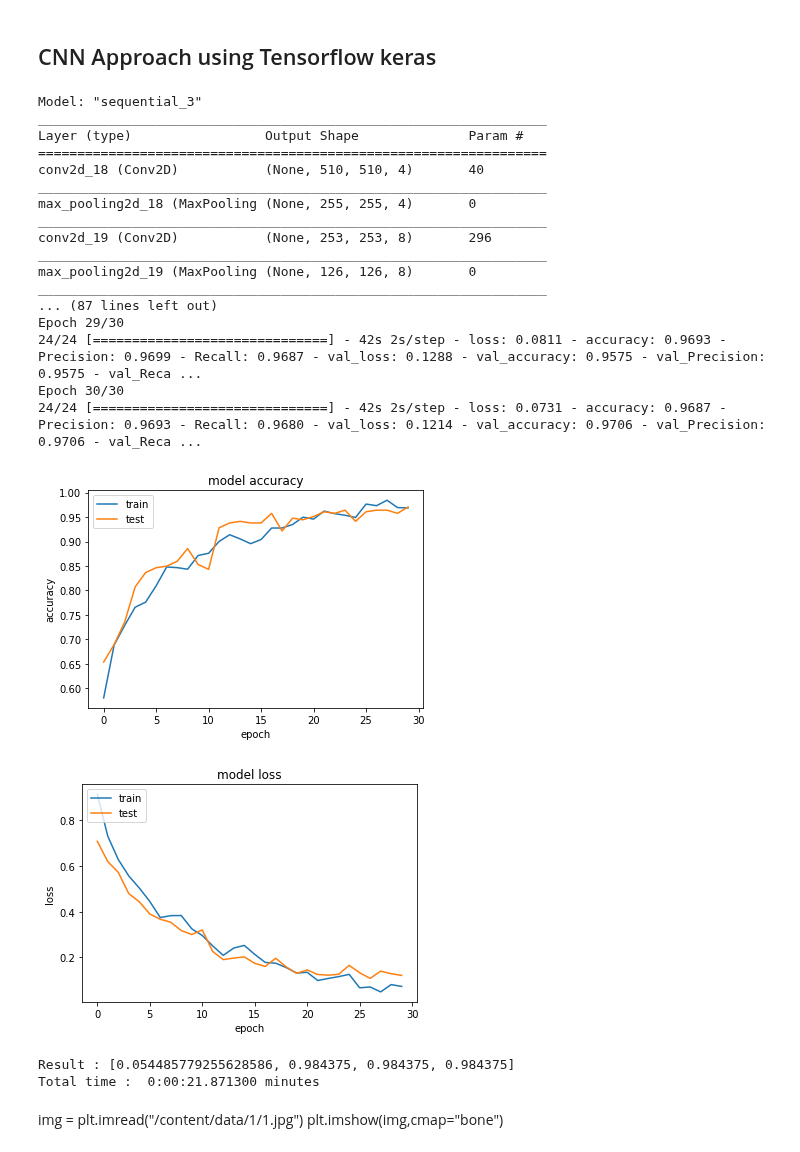
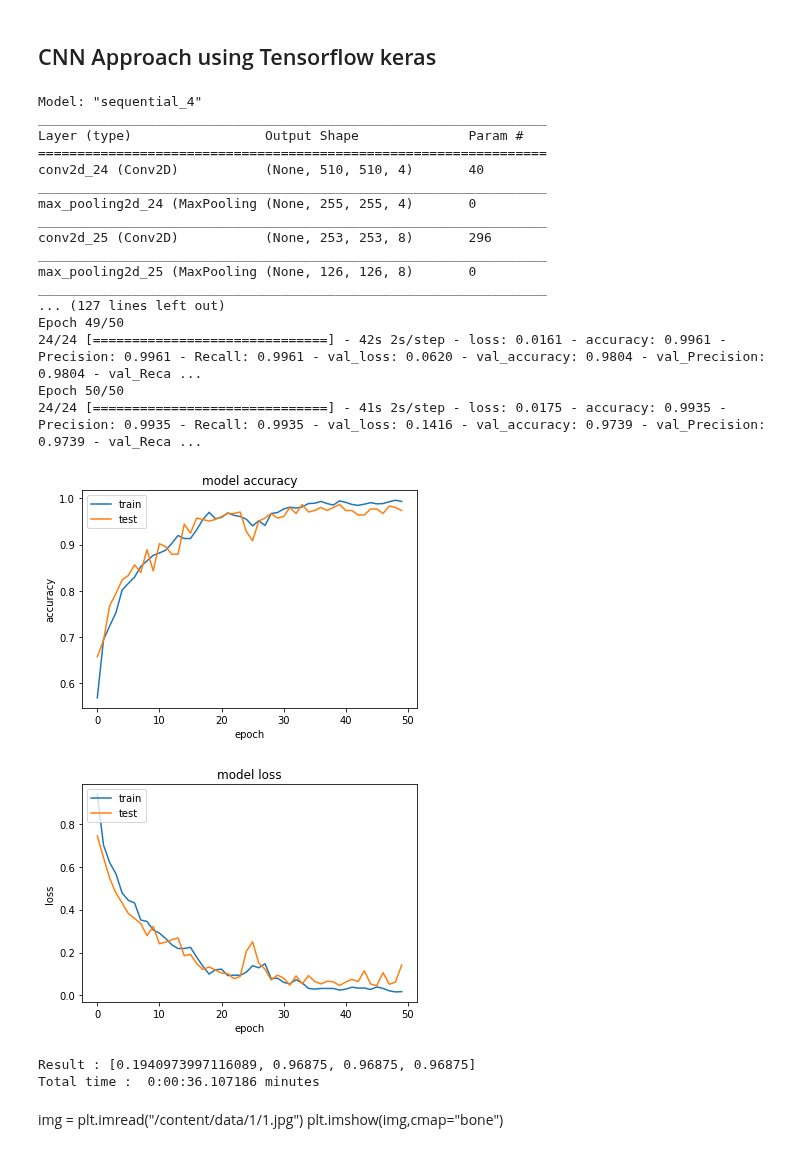
Before and after one commit to PadmarajBhat/Machine-Learning, a Jupyter notebook: BrainTumorClassification.ipynb, the cells around one changed output. Drawn from its saved outputs; the diff is of its cells as text; code cells hidden in the pictures.

Commit message:
50 iterations too dint fetch 100% accuracy

```diff
--- a/BrainTumorClassification.ipynb
+++ b/BrainTumorClassification.ipynb
@@ -1120,53 +1120,53 @@ def CNN():
 
   history = model.fit_generator(training_data
                                 ,validation_data=validation_data
-                                ,epochs=30
+                                ,epochs=50
                                 ,use_multiprocessing=True
                                 )
   # summarize history for accuracy
   plt.plot(history.history['accuracy'])
   plt.plot(history.history['val_accuracy'])
   plt.title('model accuracy')
   plt.ylabel('accuracy')
   plt.xlabel('epoch')
   plt.legend(['train', 'test'], loc='upper left')
   plt.show()
   # summarize history for loss
   plt.plot(history.history['loss'])
   plt.plot(history.history['val_loss'])
   plt.title('model loss')
   plt.ylabel('loss')
   plt.xlabel('epoch')
   plt.legend(['train', 'test'], loc='upper left')
   plt.show()
 
   result = model.evaluate_generator(testing_data,steps=1)
   print("Result :", result)
   print("Total time : ", (datetime.datetime.now()-time_start)//60, "minutes")
 
 CNN()
 # %% [output]
-Model: "sequential_3"
+Model: "sequential_4"
 _________________________________________________________________
 Layer (type)                 Output Shape              Param #
 =================================================================
-conv2d_18 (Conv2D)           (None, 510, 510, 4)       40
+conv2d_24 (Conv2D)           (None, 510, 510, 4)       40
 _________________________________________________________________
-max_pooling2d_18 (MaxPooling (None, 255, 255, 4)       0
+max_pooling2d_24 (MaxPooling (None, 255, 255, 4)       0
 _________________________________________________________________
-conv2d_19 (Conv2D)           (None, 253, 253, 8)       296
+conv2d_25 (Conv2D)           (None, 253, 253, 8)       296
 _________________________________________________________________
-max_pooling2d_19 (MaxPooling (None, 126, 126, 8)       0
+max_pooling2d_25 (MaxPooling (None, 126, 126, 8)       0
 _________________________________________________________________
-... (87 lines left out)
-Epoch 29/30
-24/24 [==============================] - 42s 2s/step - loss: 0.0811 - accuracy: 0.9693 - Precision: 0.9699 - Recall: 0.9687 - val_loss: 0.1288 - val_accuracy: 0.9575 - val_Precision: 0.9575 - val_Reca ...
-Epoch 30/30
-24/24 [==============================] - 42s 2s/step - loss: 0.0731 - accuracy: 0.9687 - Precision: 0.9693 - Recall: 0.9680 - val_loss: 0.1214 - val_accuracy: 0.9706 - val_Precision: 0.9706 - val_Reca ...
+... (127 lines left out)
+Epoch 49/50
+24/24 [==============================] - 42s 2s/step - loss: 0.0161 - accuracy: 0.9961 - Precision: 0.9961 - Recall: 0.9961 - val_loss: 0.0620 - val_accuracy: 0.9804 - val_Precision: 0.9804 - val_Reca ...
+Epoch 50/50
+24/24 [==============================] - 41s 2s/step - loss: 0.0175 - accuracy: 0.9935 - Precision: 0.9935 - Recall: 0.9935 - val_loss: 0.1416 - val_accuracy: 0.9739 - val_Precision: 0.9739 - val_Reca ...
-[figure, old version]
+[figure, new version]
-[figure, old version]
+[figure, new version]
-Result : [0.054485779255628586, 0.984375, 0.984375, 0.984375]
-Total time :  0:00:21.871300 minutes
+Result : [0.1940973997116089, 0.96875, 0.96875, 0.96875]
+Total time :  0:00:36.107186 minutes
 # %% [markdown]
 img = plt.imread("/content/data/1/1.jpg")
 plt.imshow(img,cmap="bone")
```
Also changed, not shown: parts of 1 cell of this notebook.
